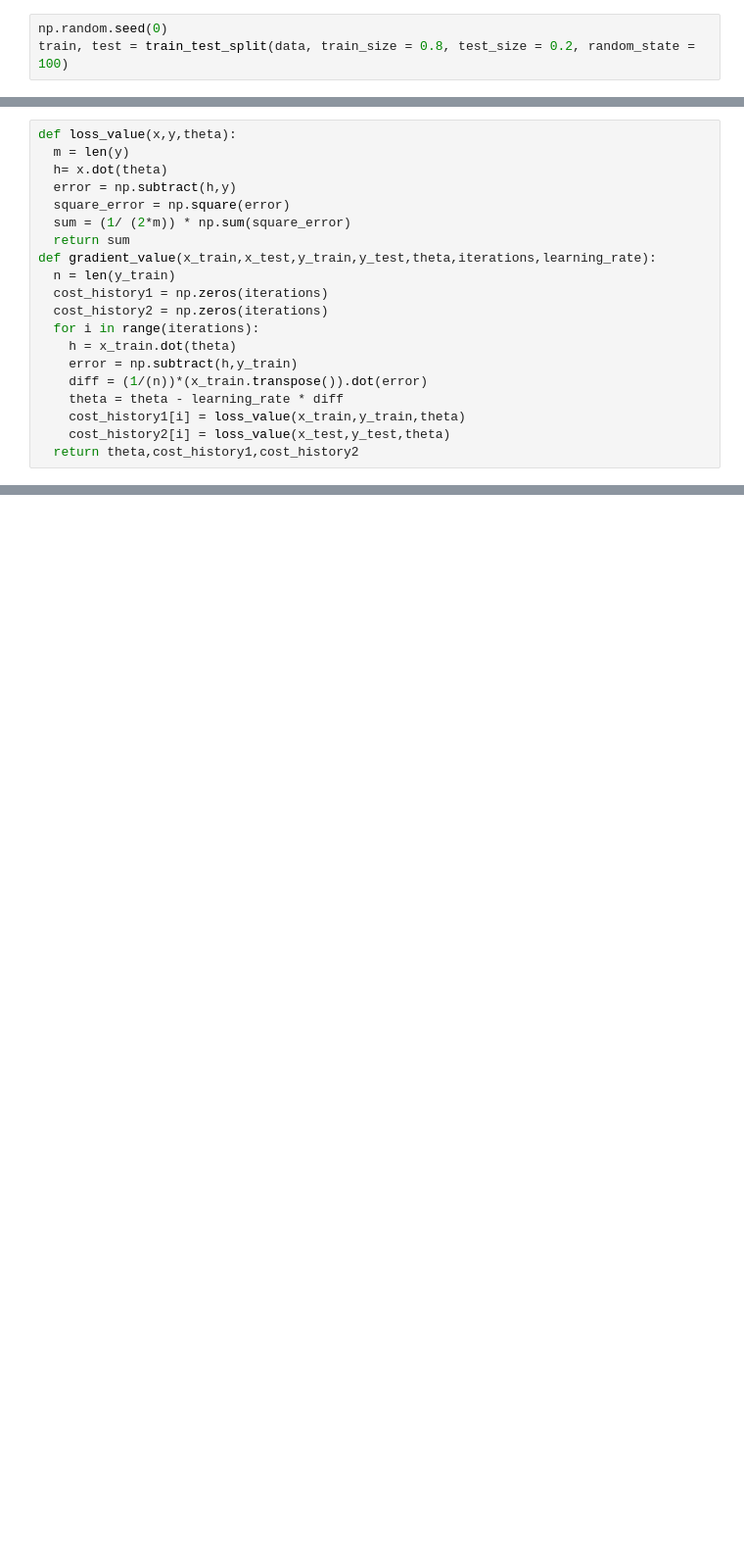
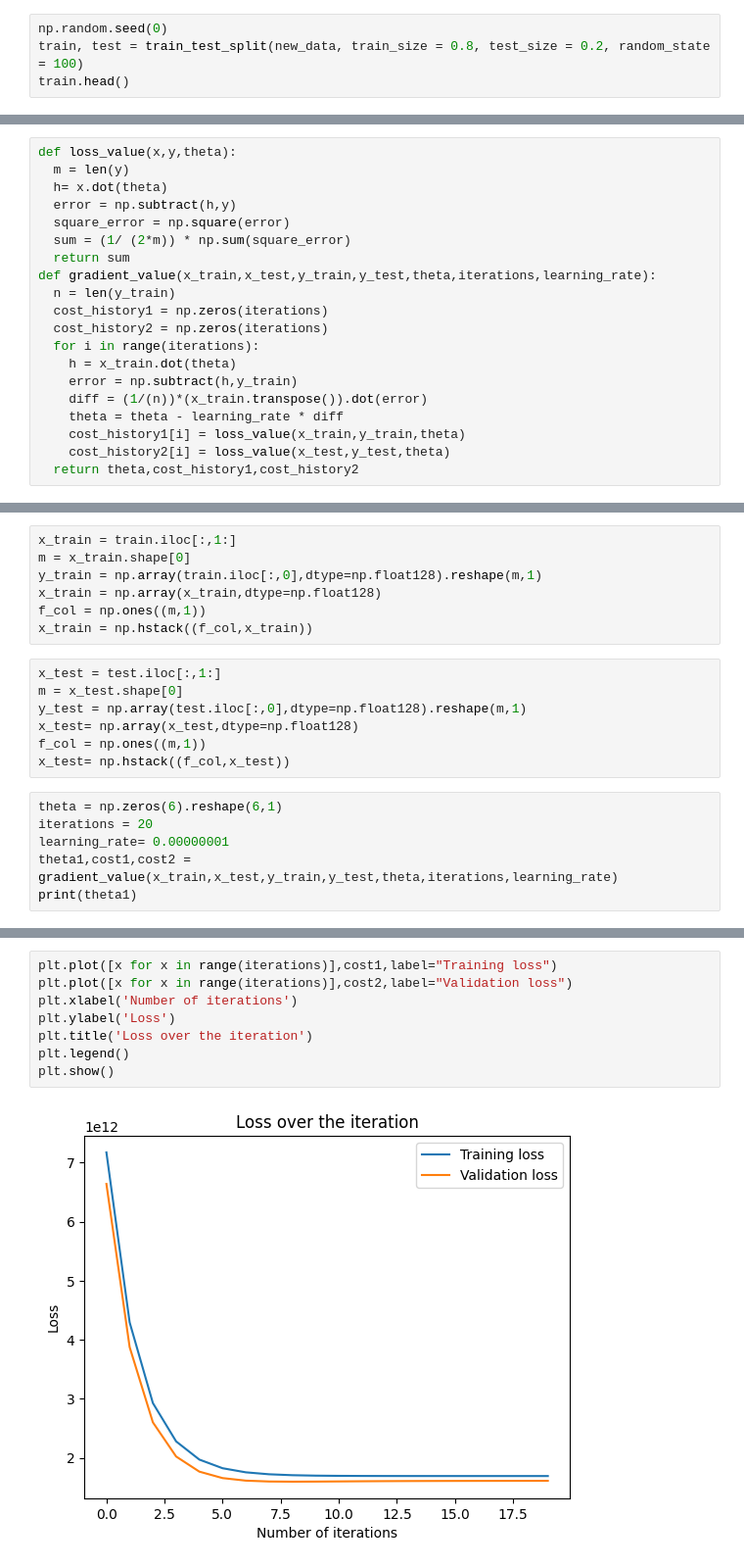
Before and after one commit to saikrishna1108/Introduction-to-Machine-Learning, a Jupyter notebook: Homework2.ipynb, the cells around one changed output, grey strips where cells are left out. Shown at 98% size. Drawn from its saved outputs; the diff is of its cells as text; blank space fills up the shorter version.

```diff
--- a/Homework2.ipynb
+++ b/Homework2.ipynb
@@ -40,3 +51,4 @@ dtype: int64
 # %%
 np.random.seed(0)
-train, test = train_test_split(data, train_size = 0.8, test_size = 0.2, random_state = 100)
+train, test = train_test_split(new_data, train_size = 0.8, test_size = 0.2, random_state = 100)
+train.head()
@@ -538,0 +82,20 @@ plt.show()
+# %%
+x_train = train.iloc[:,1:]
+m = x_train.shape[0]
+y_train = np.array(train.iloc[:,0],dtype=np.float128).reshape(m,1)
+x_train = np.array(x_train,dtype=np.float128)
+f_col = np.ones((m,1))
+x_train = np.hstack((f_col,x_train))
+# %%
+x_test = test.iloc[:,1:]
+m = x_test.shape[0]
+y_test = np.array(test.iloc[:,0],dtype=np.float128).reshape(m,1)
+x_test= np.array(x_test,dtype=np.float128)
+f_col = np.ones((m,1))
+x_test= np.hstack((f_col,x_test))
+# %%
+theta = np.zeros(6).reshape(6,1)
+iterations = 20
+learning_rate= 0.00000001
+theta1,cost1,cost2 = gradient_value(x_train,x_test,y_train,y_test,theta,iterations,learning_rate)
+print(theta1)
@@ -538,0 +109,10 @@ plt.show()
+# %%
+plt.plot([x for x in range(iterations)],cost1,label="Training loss")
+plt.plot([x for x in range(iterations)],cost2,label="Validation loss")
+plt.xlabel('Number of iterations')
+plt.ylabel('Loss')
+plt.title('Loss over the iteration')
+plt.legend()
+plt.show()
+# %% [output]
+[figure, added]
```
Also changed, not shown: parts of 60 cells of this notebook.
